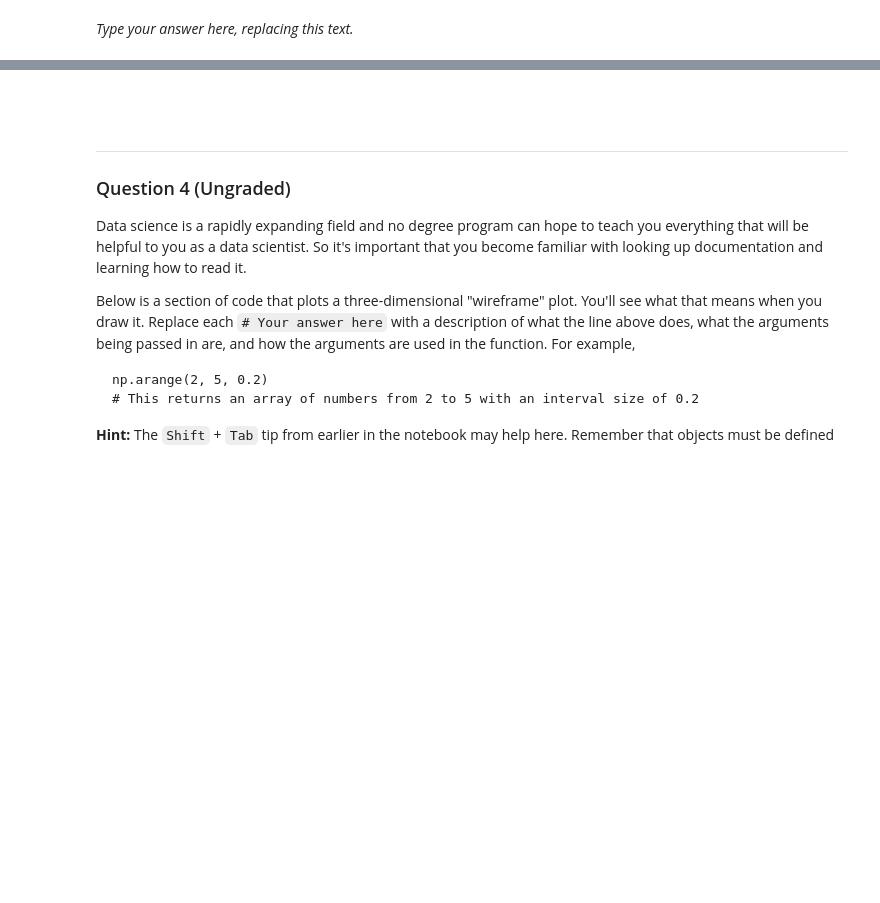
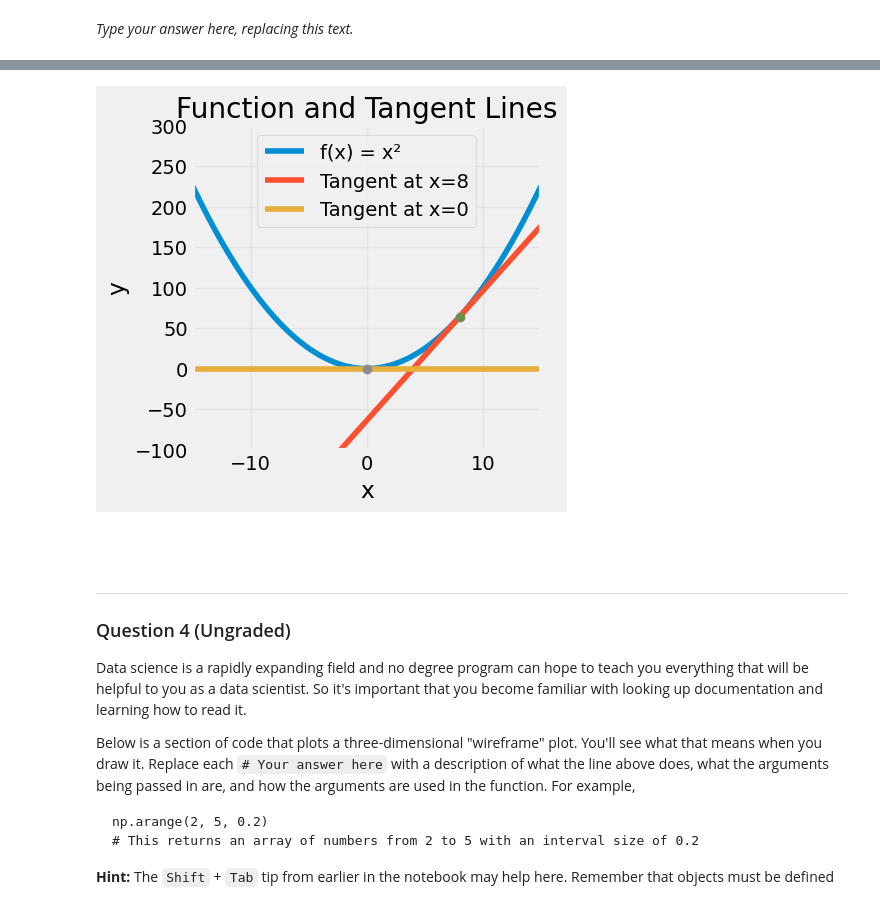
Before and after one commit to sharegamer/ds100, a Jupyter notebook: lab/lab01/lab01.ipynb, the cells around one changed output, grey strips where cells are left out. Cells and saved outputs as stored; diff of their text form; code cells hidden in the pictures; blank space fills up the shorter version.

```diff
--- a/lab/lab01/lab01.ipynb
+++ b/lab/lab01/lab01.ipynb
@@ -384,17 +449,58 @@ You should use the `plt.plot` function to plot lines. You may find the following
 - [`plt.figure(figsize=..)`](https://stackoverflow.com/questions/332289/how-do-you-change-the-size-of-figures-drawn-with-matplotlib)
 - [`plt.ylim(..)`](https://matplotlib.org/stable/api/_as_gen/matplotlib.pyplot.ylim.html)
 - [`plt.axhline(..)`](https://matplotlib.org/stable/api/_as_gen/matplotlib.pyplot.axhline.html)
-# %%
-def f(x):
-    ...
-
-def df(x):
-    ...
-
-def plot(f, df):
-    ...
-
-plot(f, df)
+# %%
+def f(x):
+    return x**2
+
+def df(x):
+    return 2*x
+
+def plot(f, df):
+    # 设置图形大小
+    plt.figure(figsize=(4, 4))
+
+    # 创建x值的数组
+    x = np.linspace(-15, 15, 300)
+
+    # 绘制函数 f(x) = x^2
+    plt.plot(x, f(x), label='f(x) = x²')
+
+    # 计算并绘制 x=8 处的切线
+    x0 = 8
+    y0 = f(x0)  # f(8) = 64
+    slope0 = df(x0)  # f'(8) = 16
+    tangent0 = slope0 * (x - x0) + y0  # y = 16(x-8) + 64
+    plt.plot(x, tangent0, label=f'Tangent at x={x0}')
+
+    # 计算并绘制 x=0 处的切线
+    x1 = 0
+    y1 = f(x1)  # f(0) = 0
+    slope1 = df(x1)  # f'(0) = 0
+    tangent1 = slope1 * (x - x1) + y1  # y = 0
+    plt.plot(x, tangent1, label=f'Tangent at x={x1}')
+
+    # 标记切点（可选）
+    plt.plot(x0, y0, 'o', markersize=6)  # x=8 处的点
+    plt.plot(x1, y1, 'o', markersize=6)  # x=0 处的点
+
+    # 设置坐标轴范围
+    plt.xlim(-15, 15)
+    plt.ylim(-100, 300)
+
+    # 添加网格和标签
+    plt.grid(True, alpha=0.3)
+    plt.xlabel('x')
+    plt.ylabel('y')
+    plt.title('Function and Tangent Lines')
+    plt.legend()
+
+    # 显示图形
+    plt.show()
+
+plot(f, df)
+# %% [output]
+[figure, added]
 # %% [markdown]
 <br/><br/>
 
```
Also changed, not shown: parts of 19 cells of this notebook, 7 other files.
